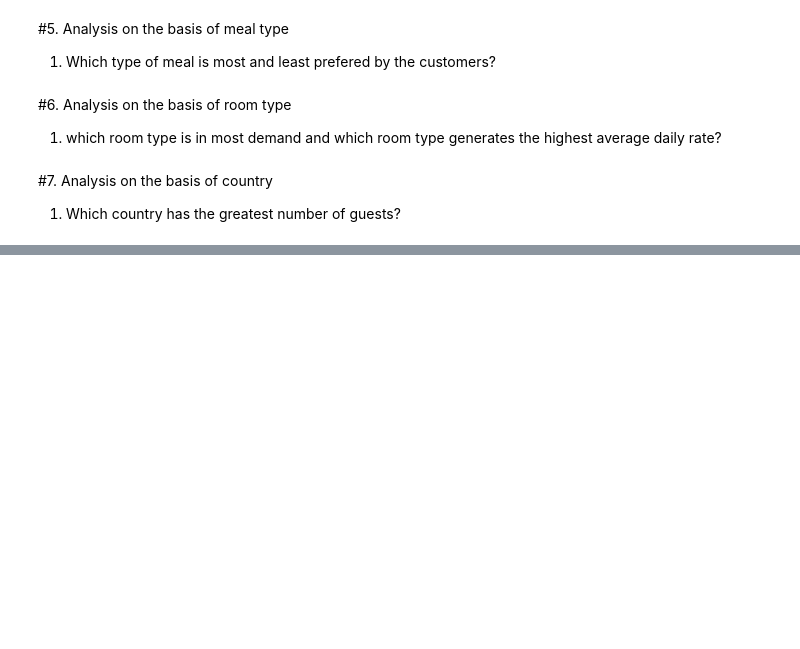
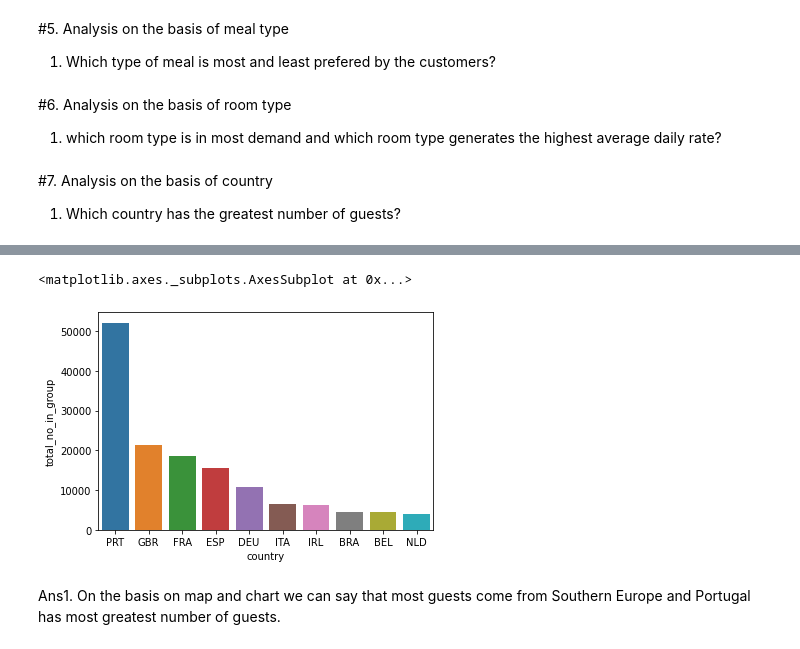
Before and after one commit to niteshavagabond/Hotel-Booking-analysis, a Jupyter notebook: Hotel_Booking_Analysis_Capstone_Project.ipynb, the cells around one changed output, grey strips where cells are left out. Saved outputs shown, nothing was run; the diff lists cells and outputs as text; code cells hidden in the pictures; blank space fills up the shorter version.

```diff
--- a/Hotel_Booking_Analysis_Capstone_Project.ipynb
+++ b/Hotel_Booking_Analysis_Capstone_Project.ipynb
@@ -698,3 +712,6 @@ df.head()
 
 
 1.   Which country has the greatest number of guests?
+# %%
+country_guest =df[['country','total_no_in_group']]
+country_guest=country_guest.groupby(by='country').agg({'total_no_in_group':'sum'}).reset_index()
@@ -700,0 +724,9 @@ df.head()
+# %%
+country_guest1=country_guest.sort_values(by='total_no_in_group',ascending=False).head(10)
+country_guest1
+sns.barplot(x=country_guest1['country'],y=country_guest1['total_no_in_group'])
+# %% [output]
+<matplotlib.axes._subplots.AxesSubplot at 0x...>
+[figure, added]
+# %% [markdown]
+Ans1. On the basis on map and chart we can say that most guests come from Southern Europe and Portugal has most greatest number of guests.
```
Also changed, not shown: parts of 8 cells of this notebook.
